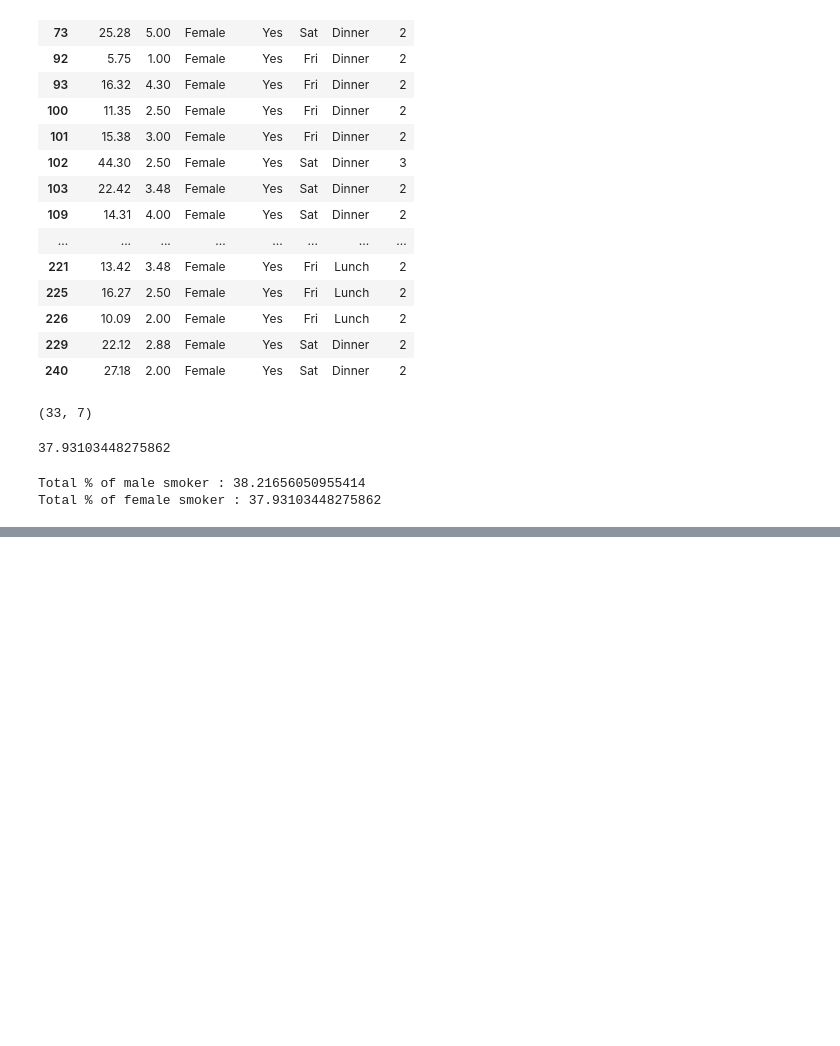
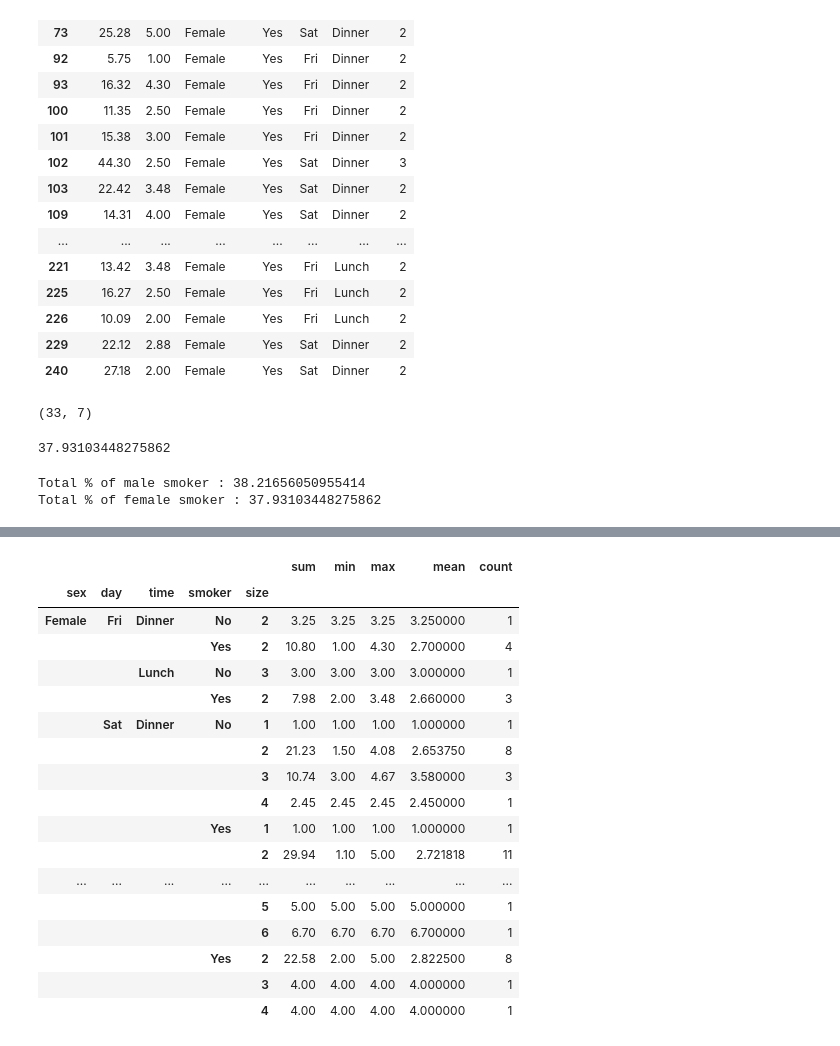
Before and after one commit to nnkrishnakumar/WD_7pm_DataAnalysis-9-5-2023-, a Jupyter notebook: pandas.ipynb, the cells around one changed output, grey strips where cells are left out. Saved outputs shown, nothing was run; the diff lists cells and outputs as text; code cells hidden in the pictures; blank space fills up the shorter version.

```diff
--- a/pandas.ipynb
+++ b/pandas.ipynb
@@ -572,0 +779,21 @@ Total % of female smoker : 37.93103448275862
+# %%
+df3.tip.groupby(by=[df3.sex,df3.day,df3.time,df3.smoker,df3["size"]]).agg(["sum","min","max","mean","count"])
+# %% [output]
+|  |  |  |  |  | sum | min | max | mean | count |
+| sex | day | time | smoker | size |  |  |  |  |  |
+| Female | Fri | Dinner | No | 2 | 3.25 | 3.25 | 3.25 | 3.250000 | 1 |
+|  |  |  | Yes | 2 | 10.80 | 1.00 | 4.30 | 2.700000 | 4 |
+|  |  | Lunch | No | 3 | 3.00 | 3.00 | 3.00 | 3.000000 | 1 |
+|  |  |  | Yes | 2 | 7.98 | 2.00 | 3.48 | 2.660000 | 3 |
+|  | Sat | Dinner | No | 1 | 1.00 | 1.00 | 1.00 | 1.000000 | 1 |
+|  |  |  |  | 2 | 21.23 | 1.50 | 4.08 | 2.653750 | 8 |
+|  |  |  |  | 3 | 10.74 | 3.00 | 4.67 | 3.580000 | 3 |
+|  |  |  |  | 4 | 2.45 | 2.45 | 2.45 | 2.450000 | 1 |
+|  |  |  | Yes | 1 | 1.00 | 1.00 | 1.00 | 1.000000 | 1 |
+|  |  |  |  | 2 | 29.94 | 1.10 | 5.00 | 2.721818 | 11 |
+| ... | ... | ... | ... | ... | ... | ... | ... | ... | ... |
+|  |  |  |  | 5 | 5.00 | 5.00 | 5.00 | 5.000000 | 1 |
+|  |  |  |  | 6 | 6.70 | 6.70 | 6.70 | 6.700000 | 1 |
+|  |  |  | Yes | 2 | 22.58 | 2.00 | 5.00 | 2.822500 | 8 |
+|  |  |  |  | 3 | 4.00 | 4.00 | 4.00 | 4.000000 | 1 |
+|  |  |  |  | 4 | 4.00 | 4.00 | 4.00 | 4.000000 | 1 |
```
Also changed, not shown: parts of 50 cells of this notebook, 1 other file.
